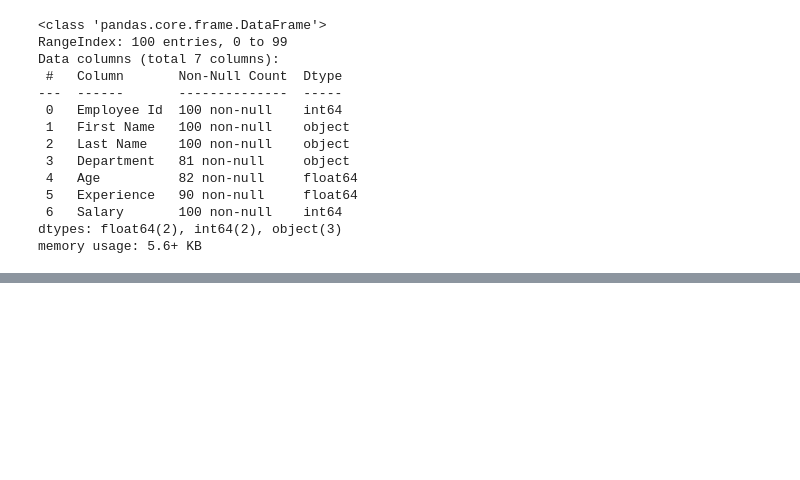
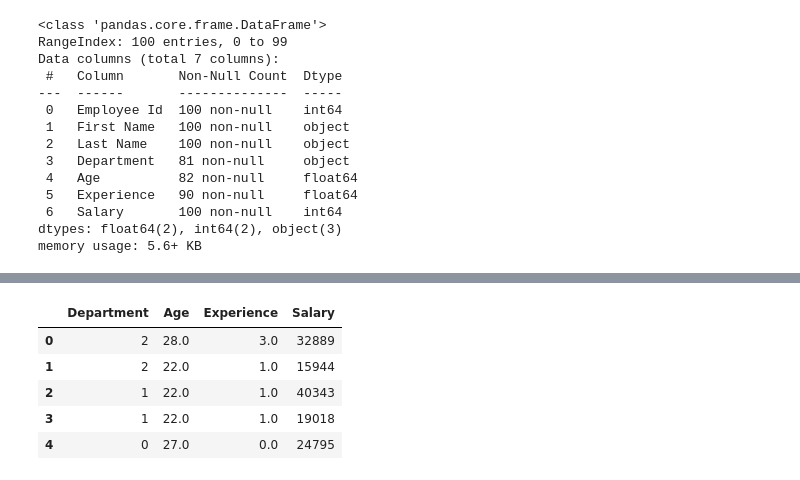
Before and after one commit to ardranijesh/Data-science-study, a Jupyter notebook: ML/Machine Learning.ipynb, the cells around one changed output, grey strips where cells are left out. Cells and saved outputs as stored; diff of their text form; code cells hidden in the pictures; blank space fills up the shorter version.

```diff
--- a/ML/Machine Learning.ipynb
+++ b/ML/Machine Learning.ipynb
@@ -146,0 +240,9 @@ for i in list(df.select_dtypes(exclude=['object']).columns)[1:]:
+# %%
+df_1.head()
+# %% [output]
+|  | Department | Age | Experience | Salary |
+| 0 | 2 | 28.0 | 3.0 | 32889 |
+| 1 | 2 | 22.0 | 1.0 | 15944 |
+| 2 | 1 | 22.0 | 1.0 | 40343 |
+| 3 | 1 | 22.0 | 1.0 | 19018 |
+| 4 | 0 | 27.0 | 0.0 | 24795 |
```
Also changed, not shown: parts of 32 cells of this notebook.
